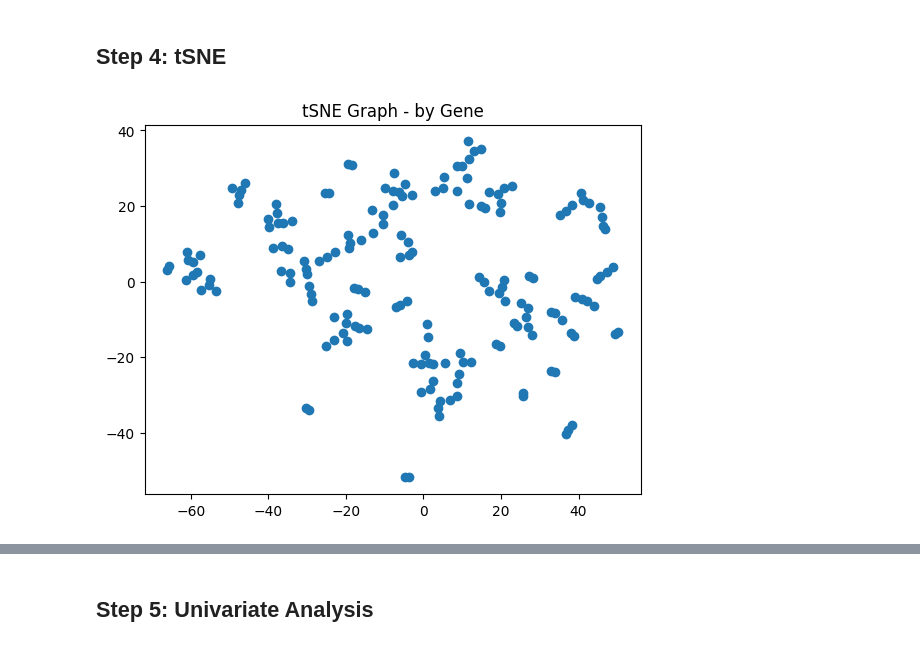
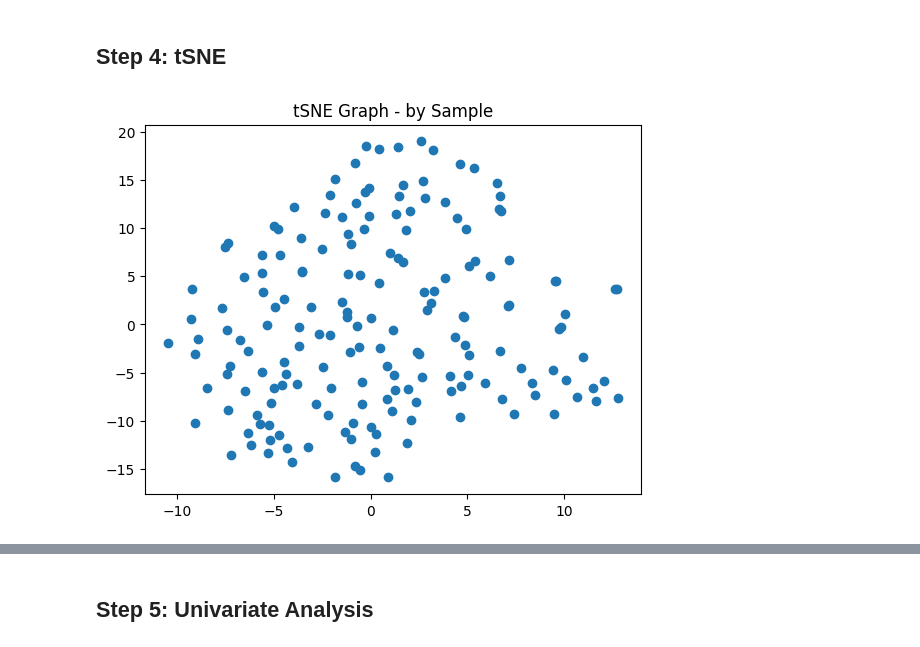
Before and after one commit to demic-dev/als-biomarker-identification-project, a Jupyter notebook: Report.ipynb, the cells around one changed output, grey strips where cells are left out. Drawn from its saved outputs; the diff is of its cells as text; code cells hidden in the pictures.

```diff
--- a/Report.ipynb
+++ b/Report.ipynb
@@ -312,12 +286,12 @@ plt.show()
 # %%
 samples.reduce_to_2d_per_sample_tSNE()
 
 reduced_samples = samples.get_reduced_samples_tSNE()
 
 plt.scatter(reduced_samples[0], reduced_samples[1])
-plt.title('tSNE Graph - by Gene')
+plt.title('tSNE Graph - by Sample')
 
 plt.show()
 # %% [output]
-[figure, old version]
+[figure, new version]
 # %%
```
Also changed, not shown: parts of 8 cells of this notebook, 1 other file.
